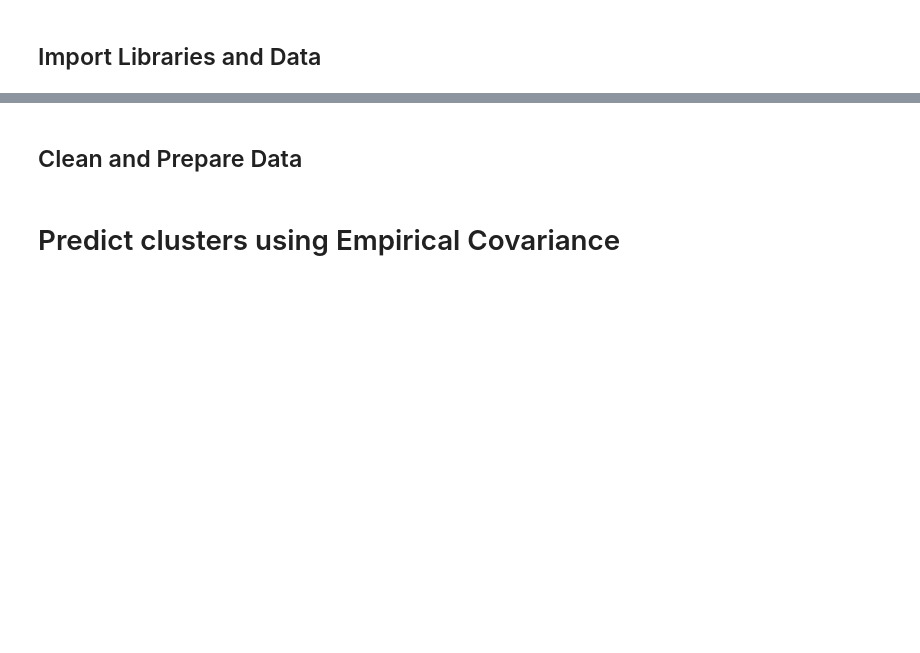
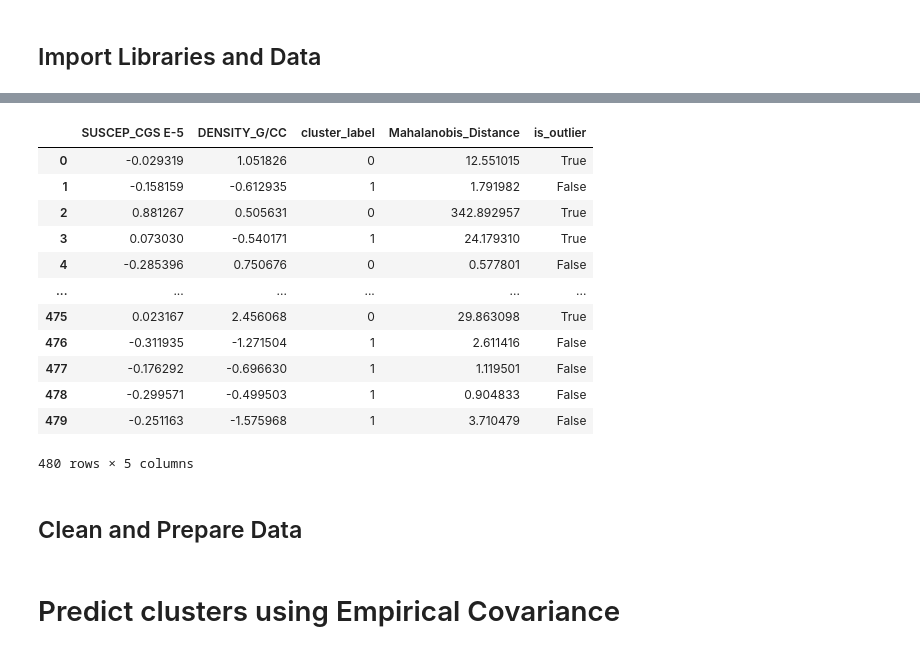
Before and after one commit to lcardsvr/Geophysical-Tool-Response-Project, a Jupyter notebook: ML_model_train.ipynb, the cells around one changed output, grey strips where cells are left out. Saved outputs shown, nothing was run; the diff lists cells and outputs as text; code cells hidden in the pictures; blank space fills up the shorter version.

Commit message:
set up functions for processing, clustering and predicting outliers from df's

```diff
--- a/ML_model_train.ipynb
+++ b/ML_model_train.ipynb
@@ -26,3 +77,52 @@ import numpy as np
+# %%
+def clusterEllipticEnvelope(df, n_clusters):
+
+    scaler = StandardScaler()
+    scaled_data = scaler.fit_transform(df)
+
+    k = n_clusters
+    mahalanobis_distances = np.empty((len(df),))  # Initialize an empty NumPy array
+
+    model = KMeans(n_clusters=k)
+    model.fit(scaled_data)
+    df = pd.DataFrame(scaled_data, columns=['SUSCEP_CGS E-5', 'DENSITY_G/CC'])
+    df['cluster_label'] = model.labels_
+
+    for cluster_label in np.unique(df['cluster_label']):
+        cluster_data = df.loc[df['cluster_label'] == cluster_label, ["DENSITY_G/CC", "SUSCEP_CGS E-5"]]  # Adjust the features accordingly
+        # Fit the Elliptic Envelope on the cluster data
+        envelope = EllipticEnvelope()
+        envelope.fit(cluster_data)
+        # Calculate the Mahalanobis distance for each data point in the cluster
+        cluster_distances = envelope.mahalanobis(cluster_data)
+        # Assign the Mahalanobis distances to the corresponding indices in the mahalanobis_distances array
+        mahalanobis_distances[df['cluster_label'] == cluster_label] = cluster_distances
+
+    df['Mahalanobis_Distance'] = mahalanobis_distances
+    # Set a threshold to determine outliers
+    threshold = 8  # Adjust as needed
+
+    # Identify outliers based on the threshold
+    df['is_outlier'] = df['Mahalanobis_Distance'] > threshold
+    df
+
+    return df
+# %%
+clusterEllipticEnvelope(CleanFilterData(merged_df), 3)
+# %% [output]
+|  | SUSCEP_CGS E-5 | DENSITY_G/CC | cluster_label | Mahalanobis_Distance | is_outlier |
+| 0 | -0.029319 | 1.051826 | 0 | 12.551015 | True |
+| 1 | -0.158159 | -0.612935 | 1 | 1.791982 | False |
+| 2 | 0.881267 | 0.505631 | 0 | 342.892957 | True |
+| 3 | 0.073030 | -0.540171 | 1 | 24.179310 | True |
+| 4 | -0.285396 | 0.750676 | 0 | 0.577801 | False |
+| ... | ... | ... | ... | ... | ... |
+| 475 | 0.023167 | 2.456068 | 0 | 29.863098 | True |
+| 476 | -0.311935 | -1.271504 | 1 | 2.611416 | False |
+| 477 | -0.176292 | -0.696630 | 1 | 1.119501 | False |
+| 478 | -0.299571 | -0.499503 | 1 | 0.904833 | False |
+| 479 | -0.251163 | -1.575968 | 1 | 3.710479 | False |
+480 rows × 5 columns
 # %%
 # Save CSV's as pandas DF variables
 tool_0028AA_df = pd.read_csv("Resources/Output_data/tool_0028AA_df.csv")
```
Also changed, not shown: parts of 6 cells of this notebook.
